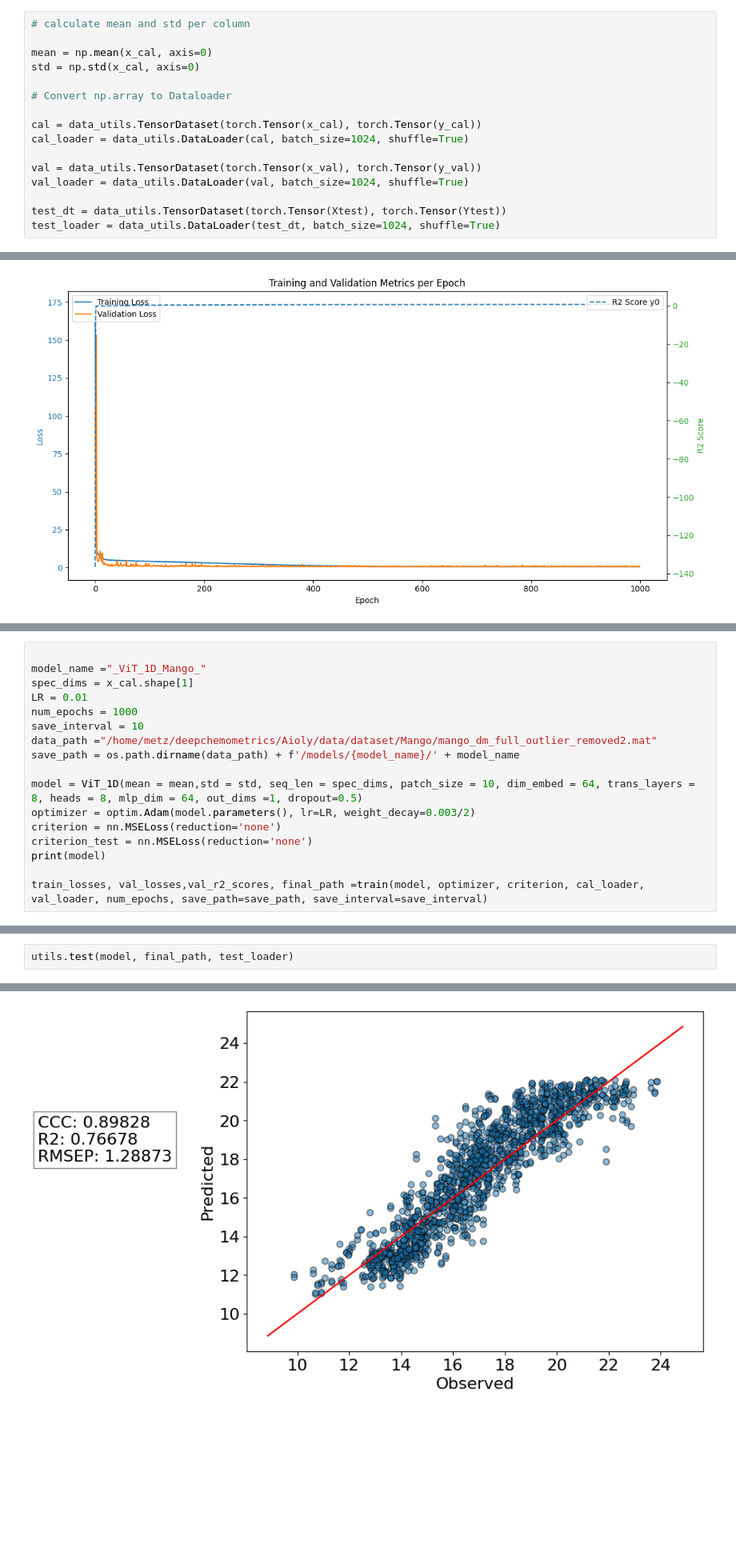
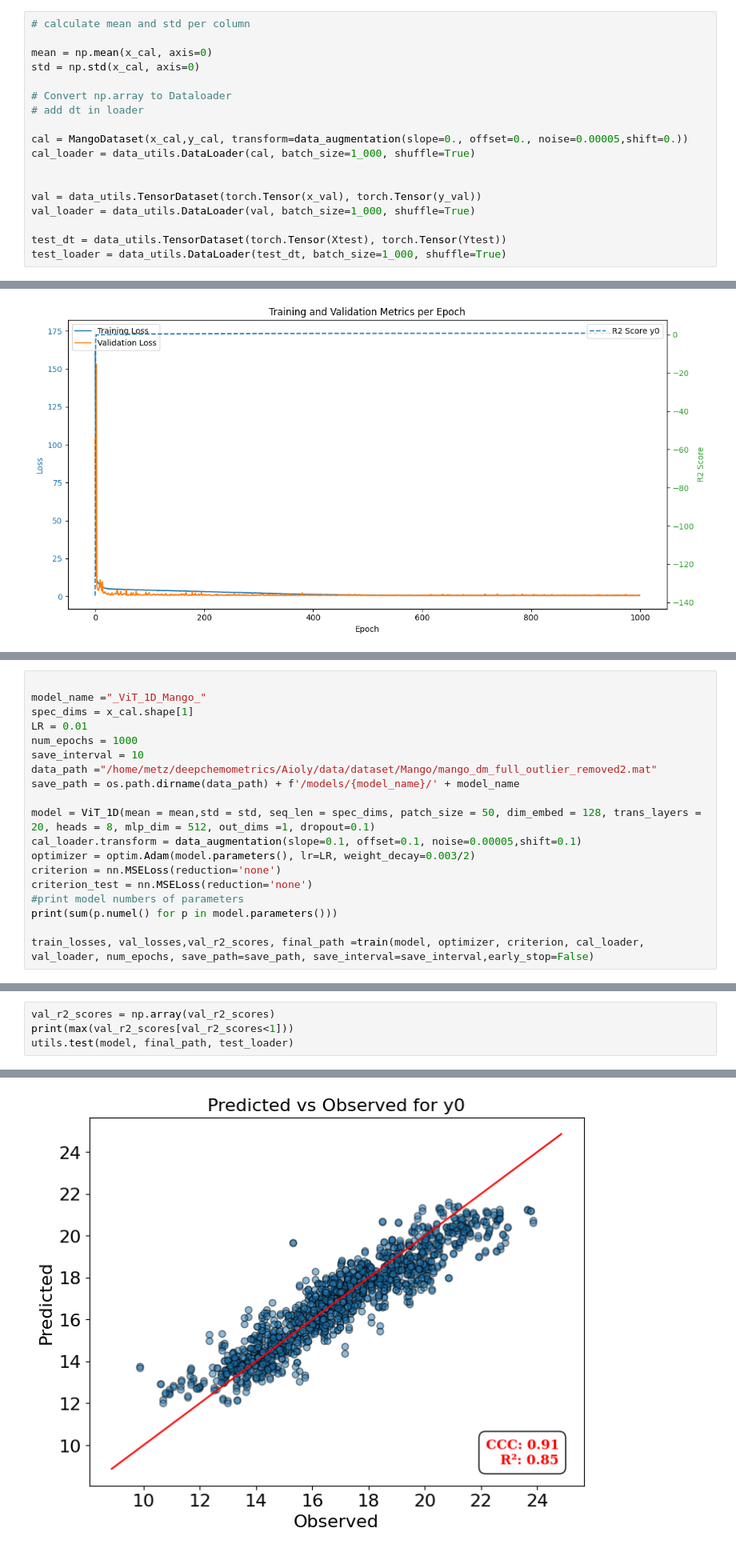
Before and after one commit to maxmetz/Aioly, a Jupyter notebook: Mango_data.ipynb, the cells around one changed output, grey strips where cells are left out. Shown at 80% size. Drawn from its saved outputs; the diff is of its cells as text; blank space fills up the shorter version.

```diff
--- a/Mango_data.ipynb
+++ b/Mango_data.ipynb
@@ -105,12 +115,14 @@ mean = np.mean(x_cal, axis=0)
 std = np.std(x_cal, axis=0)
 
 # Convert np.array to Dataloader
+# add dt in loader
 
-cal = data_utils.TensorDataset(torch.Tensor(x_cal), torch.Tensor(y_cal))
-cal_loader = data_utils.DataLoader(cal, batch_size=1024, shuffle=True)
+cal = MangoDataset(x_cal,y_cal, transform=data_augmentation(slope=0., offset=0., noise=0.00005,shift=0.))
+cal_loader = data_utils.DataLoader(cal, batch_size=1_000, shuffle=True)
+
 
 val = data_utils.TensorDataset(torch.Tensor(x_val), torch.Tensor(y_val))
-val_loader = data_utils.DataLoader(val, batch_size=1024, shuffle=True)
+val_loader = data_utils.DataLoader(val, batch_size=1_000, shuffle=True)
 
 test_dt = data_utils.TensorDataset(torch.Tensor(Xtest), torch.Tensor(Ytest))
-test_loader = data_utils.DataLoader(test_dt, batch_size=1024, shuffle=True)
+test_loader = data_utils.DataLoader(test_dt, batch_size=1_000, shuffle=True)
@@ -247,11 +269,13 @@ save_interval = 10
 data_path ="/home/metz/deepchemometrics/Aioly/data/dataset/Mango/mango_dm_full_outlier_removed2.mat"
 save_path = os.path.dirname(data_path) + f'/models/{model_name}/' + model_name
 
-model = ViT_1D(mean = mean,std = std, seq_len = spec_dims, patch_size = 10, dim_embed = 64, trans_layers = 8, heads = 8, mlp_dim = 64, out_dims =1, dropout=0.5)
+model = ViT_1D(mean = mean,std = std, seq_len = spec_dims, patch_size = 50, dim_embed = 128, trans_layers = 20, heads = 8, mlp_dim = 512, out_dims =1, dropout=0.1)
+cal_loader.transform = data_augmentation(slope=0.1, offset=0.1, noise=0.00005,shift=0.1)
 optimizer = optim.Adam(model.parameters(), lr=LR, weight_decay=0.003/2)
 criterion = nn.MSELoss(reduction='none')
 criterion_test = nn.MSELoss(reduction='none')
-print(model)
+#print model numbers of parameters
+print(sum(p.numel() for p in model.parameters()))
 
-train_losses, val_losses,val_r2_scores, final_path =train(model, optimizer, criterion, cal_loader, val_loader, num_epochs, save_path=save_path, save_interval=save_interval)
+train_losses, val_losses,val_r2_scores, final_path =train(model, optimizer, criterion, cal_loader, val_loader, num_epochs, save_path=save_path, save_interval=save_interval,early_stop=False)
 # %% [output]
@@ -276,3 +284,5 @@ Final model saved at /home/metz/deepchemometrics/Aioly/data/dataset/Mango/models
 # %%
+val_r2_scores = np.array(val_r2_scores)
+print(max(val_r2_scores[val_r2_scores<1]))
 utils.test(model, final_path, test_loader)
 # %% [output]
@@ -280,4 +291,4 @@ CCC: 0.89828, R2: 0.81840, RMSEP: 1.28873
-[figure, old version]
+[figure, new version]
 # %%
 model_name ="_FullyConvNet_OSSL_"
 spec_dims = x_cal.shape[1]
```
Also changed, not shown: parts of 25 cells of this notebook, 7 other files.
